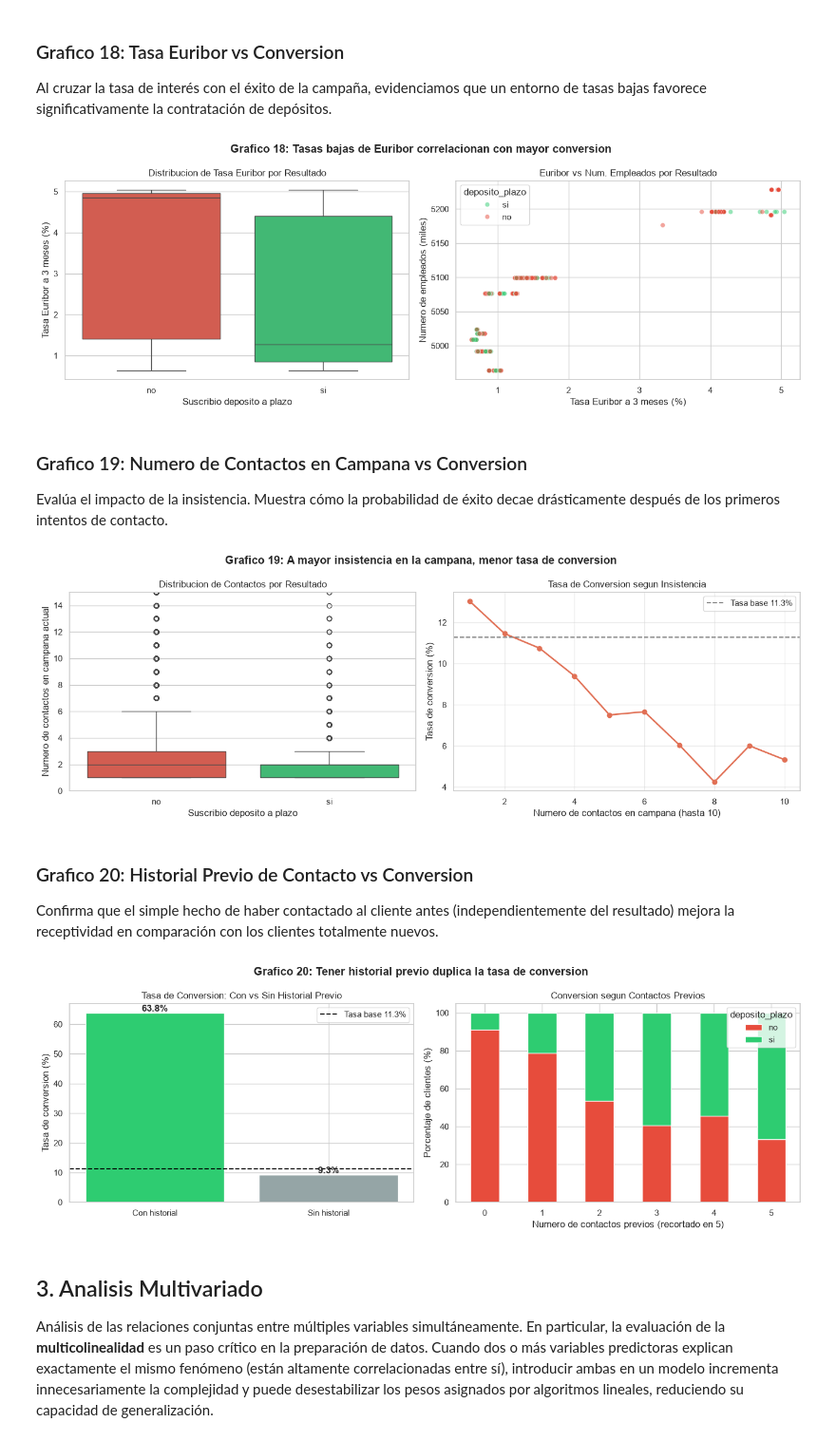
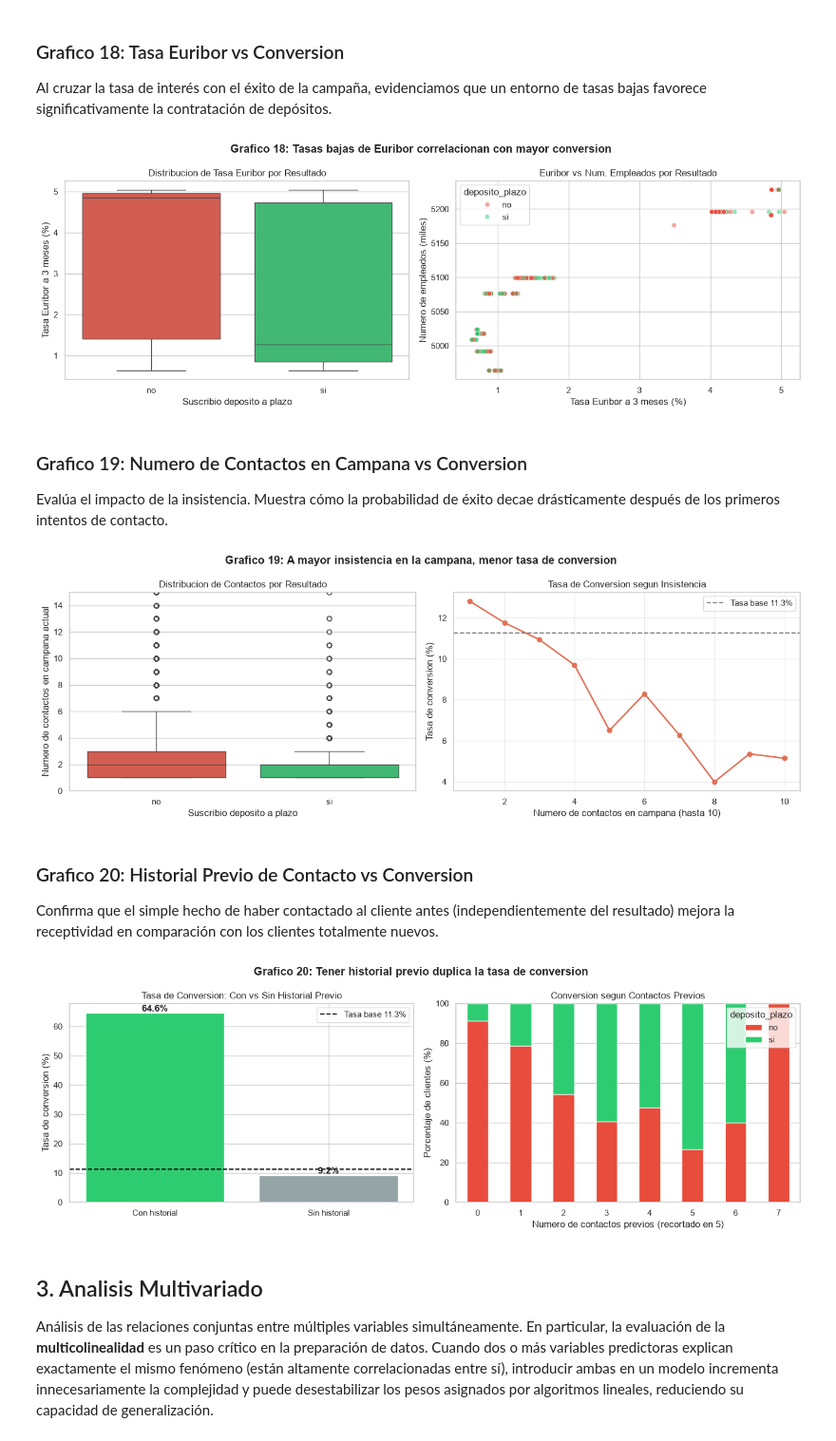
Before and after one commit to carlos31255/Ev3_preprocesamiento_banco, a Jupyter notebook: EV4_Analisis Exploratorio.ipynb, the cells around one changed output. Shown at 95% size. Saved outputs shown, nothing was run; the diff lists cells and outputs as text; code cells hidden in the pictures.

Commit message:
feat: agregado pipeline, tests , trains , reestructurado EDA y graficos cambiados

```diff
--- a/EV4_Analisis Exploratorio.ipynb
+++ b/EV4_Analisis Exploratorio.ipynb
@@ -309,13 +331,13 @@ plt.show()
 
 Este gráfico muestra qué tan exitosas (o no) fueron las interacciones pasadas con estos mismos clientes, un factor que suele condicionar fuertemente el éxito futuro.
 # %%
-ra = df['resultado_anterior'].value_counts()
+ra = df_train['resultado_anterior'].value_counts()
 colores_ra = {'sin_contacto':'#95a5a6','fracaso':'#e74c3c','exito':'#2ecc71'}
 fig, ax = plt.subplots(figsize=(8, 5))
 bars = ax.bar(ra.index, ra.values,
               color=[colores_ra.get(x,'#3498db') for x in ra.index], edgecolor='white')
 for bar, val in zip(bars, ra.values):
-    pct = val/len(df)*100
+    pct = val/len(df_train)*100
     ax.text(bar.get_x()+bar.get_width()/2, bar.get_height()+100,
             str(val)+' ('+str(round(pct,1))+'%)', ha='center', fontsize=10)
 ax.set_xlabel('Resultado de campana anterior')
@@ -360,14 +382,14 @@ Al cruzar la edad con la tasa de conversión, descubrimos comportamientos no lin
 # %%
 bins_edad = [17,30,40,50,60,100]
 labels_edad = ['18-30','31-40','41-50','51-60','60+']
-df['grupo_edad'] = pd.cut(df['edad'], bins=bins_edad, labels=labels_edad, right=True)
-conv_edad = df.groupby('grupo_edad', observed=True)['deposito_plazo_num'].mean()*100
-conteo_edad = df.groupby('grupo_edad', observed=True)['deposito_plazo_num'].count()
+df_train['grupo_edad'] = pd.cut(df_train['edad'], bins=bins_edad, labels=labels_edad, right=True)
+conv_edad = df_train.groupby('grupo_edad', observed=True)['deposito_plazo_num'].mean()*100
+conteo_edad = df_train.groupby('grupo_edad', observed=True)['deposito_plazo_num'].count()
 fig, axes = plt.subplots(1, 2, figsize=(14, 5))
 axes[0].bar(conv_edad.index.astype(str), conv_edad.values, color='#0984e3', edgecolor='white')
 for i, val in enumerate(conv_edad.values):
     axes[0].text(i, val+0.3, str(round(val,1))+'%', ha='center', fontweight='bold')
-tasa_base = df['deposito_plazo_num'].mean()*100
+tasa_base = df_train['deposito_plazo_num'].mean()*100
 axes[0].axhline(tasa_base, color='red', linestyle='--', label='Tasa base '+str(round(tasa_base,1))+'%')
 axes[0].set_xlabel('Grupo de edad (años)')
 axes[0].set_ylabel('Tasa de conversion (%)')
@@ -411,14 +433,14 @@ plt.show()
 Muestra cómo el nivel educativo impacta la probabilidad de contratación, revelando si los clientes con mayor educación formal son mejores prospectos.
 # %%
 orden_edu = ['analfabeto','basica_4','basica_6','basica_9','media','tecnico_prof','universitario','desconocido']
-edu_conv = df.groupby('educacion')['deposito_plazo_num'].mean()*100
+edu_conv = df_train.groupby('educacion')['deposito_plazo_num'].mean()*100
 edu_conv = edu_conv.reindex(orden_edu).dropna()
 fig, ax = plt.subplots(figsize=(12, 5))
 bars = ax.bar(edu_conv.index, edu_conv.values, color='#6c5ce7', edgecolor='white')
 for bar, val in zip(bars, edu_conv.values):
     ax.text(bar.get_x()+bar.get_width()/2, bar.get_height()+0.3,
             str(round(val,1))+'%', ha='center', fontsize=9)
-tasa_base = df['deposito_plazo_num'].mean()*100
+tasa_base = df_train['deposito_plazo_num'].mean()*100
 ax.axhline(tasa_base, color='red', linestyle='--', label='Tasa base '+str(round(tasa_base,1))+'%')
 ax.set_xlabel('Nivel de educacion (orden creciente)')
 ax.set_ylabel('Tasa de conversion (%)')
@@ -460,14 +482,14 @@ plt.show()
 
 Demuestra empíricamente que haber tenido éxito con un cliente en el pasado incrementa exponencialmente las probabilidades de que vuelva a aceptar una oferta financiera.
 # %%
-ra_conv = df.groupby('resultado_anterior')['deposito_plazo_num'].mean()*100
-ra_count = df.groupby('resultado_anterior')['deposito_plazo_num'].count()
+ra_conv = df_train.groupby('resultado_anterior')['deposito_plazo_num'].mean()*100
+ra_count = df_train.groupby('resultado_anterior')['deposito_plazo_num'].count()
 fig, axes = plt.subplots(1, 2, figsize=(14, 5))
 colores_ra = ['#e74c3c','#2ecc71','#95a5a6']
 axes[0].bar(ra_conv.index, ra_conv.values, color=colores_ra, edgecolor='white')
 for i, val in enumerate(ra_conv.values):
     axes[0].text(i, val+0.5, str(round(val,1))+'%', ha='center', fontweight='bold', fontsize=11)
-tasa_base = df['deposito_plazo_num'].mean()*100
+tasa_base = df_train['deposito_plazo_num'].mean()*100
 axes[0].axhline(tasa_base, color='black', linestyle='--',
                 label='Tasa base '+str(round(tasa_base,1))+'%')
 axes[0].set_xlabel('Resultado de campana anterior')
@@ -516,11 +538,11 @@ Al cruzar la tasa de interés con el éxito de la campaña, evidenciamos que un
 # %%
 fig, axes = plt.subplots(1, 2, figsize=(14, 5))
 palette_dep = {'si':'#2ecc71','no':'#e74c3c'}
-sns.boxplot(data=df, x='deposito_plazo', y='tasa_euribor', palette=palette_dep, ax=axes[0])
+sns.boxplot(data=df_train, x='deposito_plazo', y='tasa_euribor', palette=palette_dep, ax=axes[0])
 axes[0].set_xlabel('Suscribio deposito a plazo')
 axes[0].set_ylabel('Tasa Euribor a 3 meses (%)')
 axes[0].set_title('Distribucion de Tasa Euribor por Resultado')
-sns.scatterplot(data=df.sample(3000, random_state=42), x='tasa_euribor', y='num_empleados',
+sns.scatterplot(data=df_train.sample(3000, random_state=42), x='tasa_euribor', y='num_empleados',
                 hue='deposito_plazo', palette=palette_dep, alpha=0.5, ax=axes[1])
 axes[1].set_xlabel('Tasa Euribor a 3 meses (%)')
 axes[1].set_ylabel('Numero de empleados (miles)')
@@ -530,7 +552,7 @@ plt.tight_layout()
 plt.savefig('graficos/bivariado_tasa_euribor_conversion.png', bbox_inches='tight', dpi=150)
 plt.show()
 # %% [output]
-[figure, old version]
+[figure, new version]
 # %% [markdown]
 ### Grafico 19: Numero de Contactos en Campana vs Conversion
 
@@ -538,14 +560,14 @@ Evalúa el impacto de la insistencia. Muestra cómo la probabilidad de éxito de
 # %%
 fig, axes = plt.subplots(1, 2, figsize=(14, 5))
 palette_dep = {'si':'#2ecc71','no':'#e74c3c'}
-sns.boxplot(data=df, x='deposito_plazo', y='campana', palette=palette_dep, ax=axes[0])
+sns.boxplot(data=df_train, x='deposito_plazo', y='campana', palette=palette_dep, ax=axes[0])
 axes[0].set_ylim(0, 15)
 axes[0].set_xlabel('Suscribio deposito a plazo')
 axes[0].set_ylabel('Numero de contactos en campana actual')
 axes[0].set_title('Distribucion de Contactos por Resultado')
-conv_campana = df[df['campana']<=10].groupby('campana')['deposito_plazo_num'].mean()*100
+conv_campana = df_train[df_train['campana']<=10].groupby('campana')['deposito_plazo_num'].mean()*100
 axes[1].plot(conv_campana.index, conv_campana.values, marker='o', color='#e17055', linewidth=2)
-tasa_base = df['deposito_plazo_num'].mean()*100
+tasa_base = df_train['deposito_plazo_num'].mean()*100
 axes[1].axhline(tasa_base, color='gray', linestyle='--', label='Tasa base '+str(round(tasa_base,1))+'%')
 axes[1].set_xlabel('Numero de contactos en campana (hasta 10)')
 axes[1].set_ylabel('Tasa de conversion (%)')
@@ -557,37 +579,37 @@ plt.tight_layout()
 plt.savefig('graficos/bivariado_campana_conversion.png', bbox_inches='tight', dpi=150)
 plt.show()
 # %% [output]
-[figure, old version]
+[figure, new version]
 # %% [markdown]
 ### Grafico 20: Historial Previo de Contacto vs Conversion
 
 Confirma que el simple hecho de haber contactado al cliente antes (independientemente del resultado) mejora la receptividad en comparación con los clientes totalmente nuevos.
 # %%
-df['fue_contactado'] = (df['dias_previos']!=999).map({True:'Con historial',False:'Sin historial'})
+df_train['fue_contactado'] = (df_train['dias_previos']!=999).map({True:'Con historial',False:'Sin historial'})
 fig, axes = plt.subplots(1, 2, figsize=(14, 5))
-conv_hist = df.groupby('fue_contactado')['deposito_plazo_num'].mean()*100
+conv_hist = df_train.groupby('fue_contactado')['deposito_plazo_num'].mean()*100
 colores_hist = ['#2ecc71','#95a5a6']
 bars = axes[0].bar(conv_hist.index, conv_hist.values, color=colores_hist, edgecolor='white')
 for bar, val in zip(bars, conv_hist.values):
     axes[0].text(bar.get_x()+bar.get_width()/2, bar.get_height()+0.5,
                  str(round(val,1))+'%', ha='center', fontweight='bold', fontsize=12)
-tasa_base = df['deposito_plazo_num'].mean()*100
+tasa_base = df_train['deposito_plazo_num'].mean()*100
 axes[0].axhline(tasa_base, color='black', linestyle='--', label='Tasa base '+str(round(tasa_base,1))+'%')
 axes[0].set_ylabel('Tasa de conversion (%)')
 axes[0].set_title('Tasa de Conversion: Con vs Sin Historial Previo')
 axes[0].legend()
-prev_res = pd.crosstab(df['anterior'].clip(0,5), df['deposito_plazo'], normalize='index')*100
+prev_res = pd.crosstab(df_train['anterior'].clip(0,10), df_train['deposito_plazo'], normalize='index')*100
 prev_res.plot(kind='bar', stacked=True, color=['#e74c3c','#2ecc71'], ax=axes[1], edgecolor='white')
 axes[1].set_xlabel('Numero de contactos previos (recortado en 5)')
 axes[1].set_ylabel('Porcentaje de clientes (%)')
 axes[1].set_title('Conversion segun Contactos Previos')
 axes[1].tick_params(axis='x', rotation=0)
 plt.suptitle('Grafico 20: Tener historial previo duplica la tasa de conversion', fontweight='bold')
 plt.tight_layout()
 plt.savefig('graficos/bivariado_historial_previo_conversion.png', bbox_inches='tight', dpi=150)
 plt.show()
 # %% [output]
-[figure, old version]
+[figure, new version]
 # %% [markdown]
 ## 3. Analisis Multivariado
 
```
Also changed, not shown: parts of 33 cells of this notebook, 28 other files.
